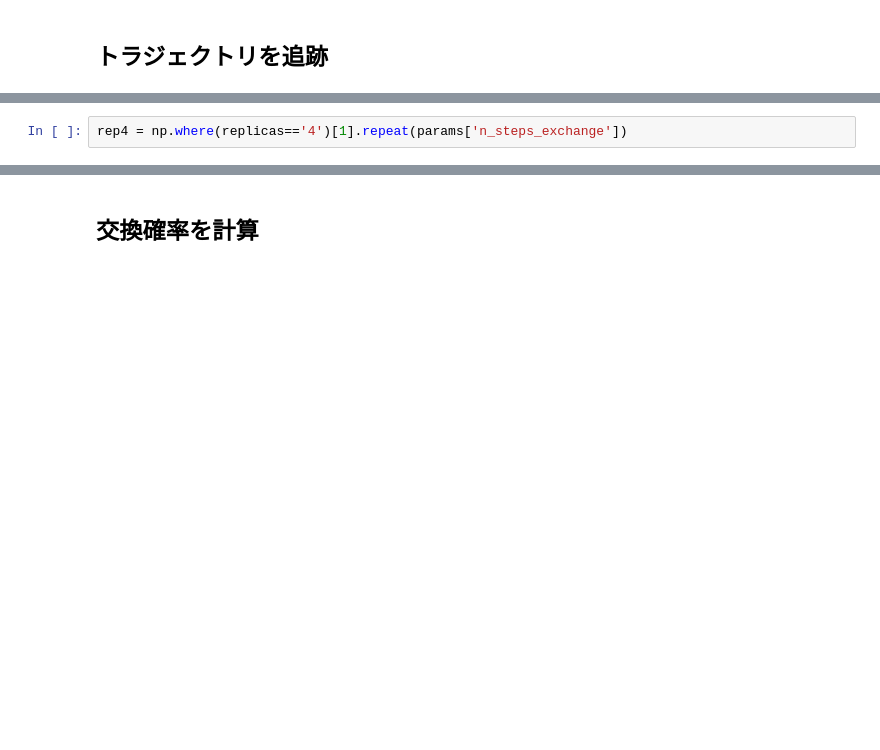
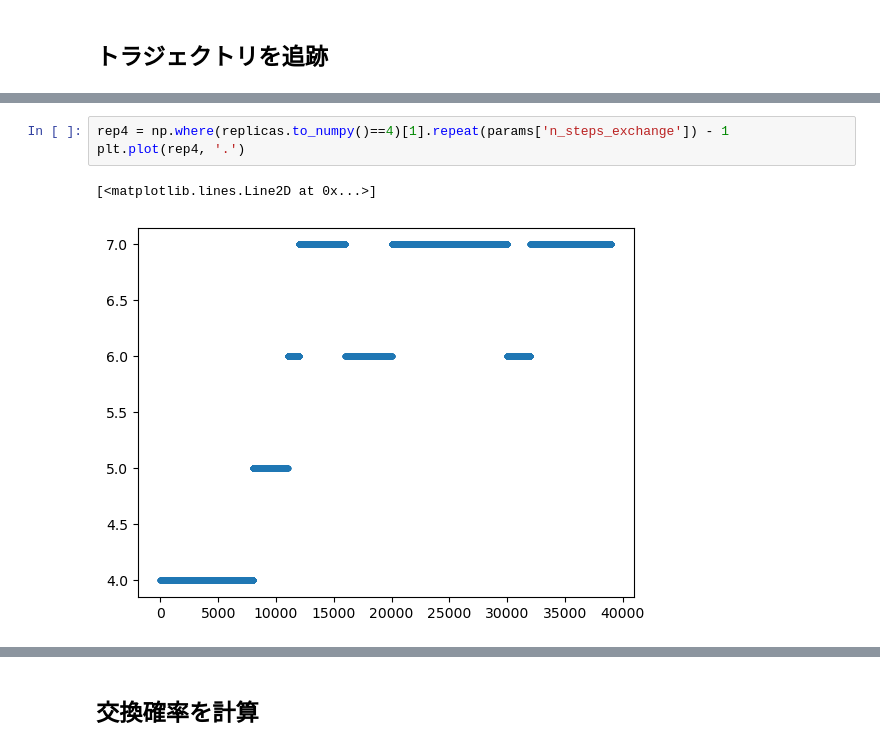
Before and after one commit to Sakura-Book/replica_exchange, a Jupyter notebook: analysis.ipynb, the cells around one changed output, grey strips where cells are left out. Saved outputs shown, nothing was run; the diff lists cells and outputs as text; blank space fills up the shorter version.

```diff
--- a/analysis.ipynb
+++ b/analysis.ipynb
@@ -77,3 +116,7 @@ print(replicas[:10])
 # %%
-rep4 = np.where(replicas=='4')[1].repeat(params['n_steps_exchange'])
+rep4 = np.where(replicas.to_numpy()==4)[1].repeat(params['n_steps_exchange']) - 1
+plt.plot(rep4, '.')
+# %% [output]
+[<matplotlib.lines.Line2D at 0x...>]
+[figure, added]
 # %%
```
Also changed, not shown: parts of 20 cells of this notebook, 3 other files.
